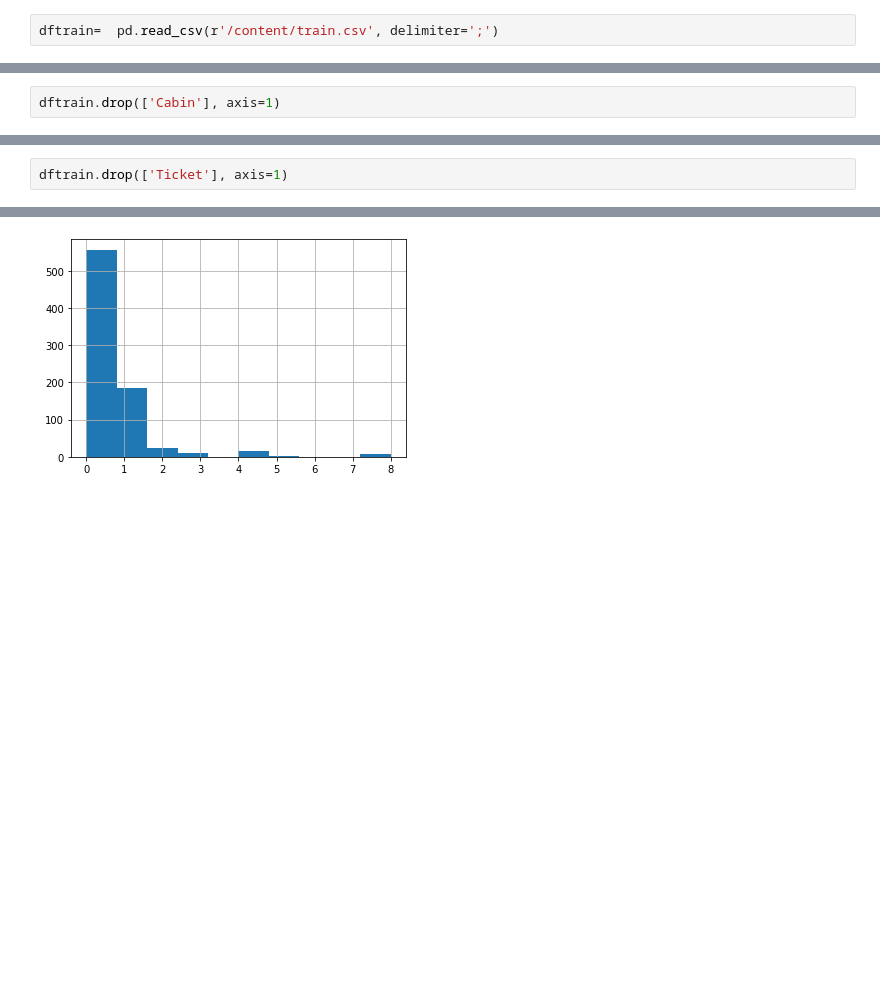
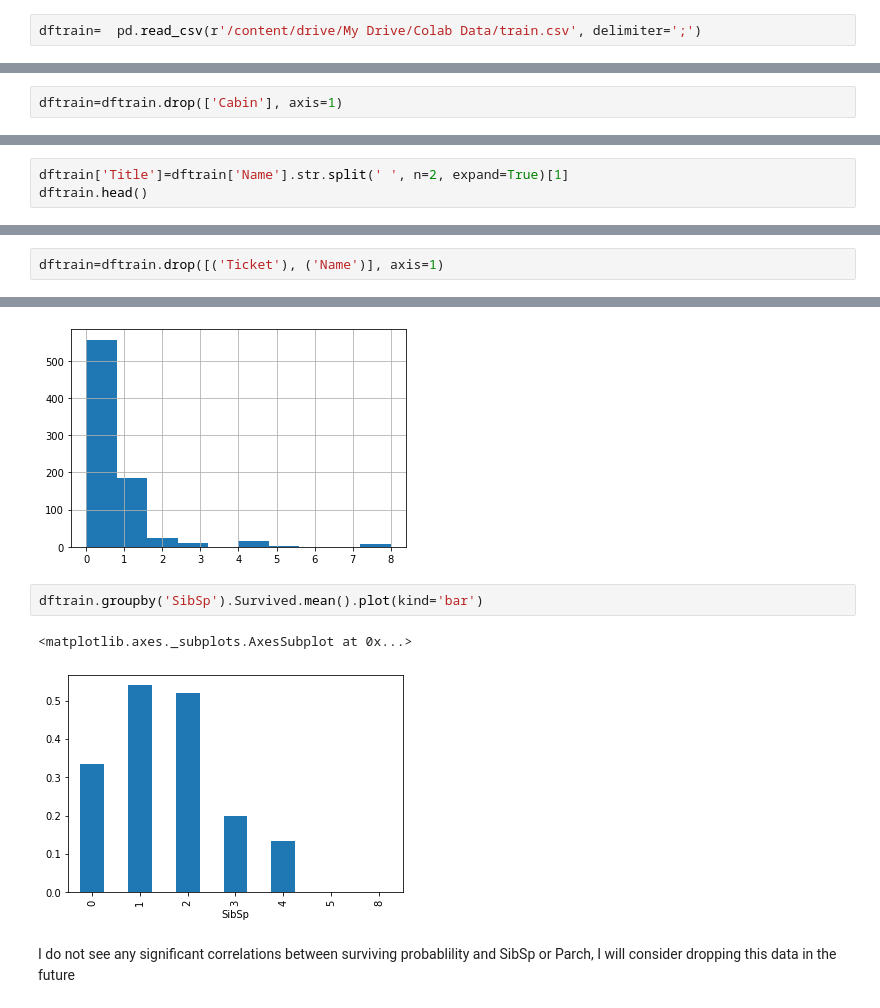
Before and after one commit to damianlukawski/Data-analysis-101, a Jupyter notebook: Analysing_titanic_dataset.ipynb, the cells around one changed output, grey strips where cells are left out. Drawn from its saved outputs; the diff is of its cells as text; blank space fills up the shorter version.

Commit message:
Finishing data analysis of titanic dataset

```diff
--- a/Analysing_titanic_dataset.ipynb
+++ b/Analysing_titanic_dataset.ipynb
@@ -5,7 +7,7 @@ import matplotlib as plt
 import numpy as np
 import pandas as pd
 # %%
-dftrain=  pd.read_csv(r'/content/train.csv', delimiter=';')
+dftrain=  pd.read_csv(r'/content/drive/My Drive/Colab Data/train.csv', delimiter=';')
 # %%
 dftrain.head(20)
 # %% [output]
@@ -29,2 +49,2 @@ dftrain.head(20)
 # %%
-dftrain.drop(['Cabin'], axis=1)
+dftrain=dftrain.drop(['Cabin'], axis=1)
@@ -44,0 +55,3 @@ dftrain.drop(['Cabin'], axis=1)
+# %%
+dftrain['Title']=dftrain['Name'].str.split(' ', n=2, expand=True)[1]
+dftrain.head()
@@ -45,2 +65,2 @@ dftrain.drop(['Cabin'], axis=1)
 # %%
-dftrain.drop(['Ticket'], axis=1)
+dftrain=dftrain.drop([('Ticket'), ('Name')], axis=1)
@@ -95,6 +116,13 @@ dftrain.SibSp.hist()
 # %% [output]
 <matplotlib.axes._subplots.AxesSubplot at 0x...>
 [figure]
+# %%
+dftrain.groupby('SibSp').Survived.mean().plot(kind='bar')
+# %% [output]
+<matplotlib.axes._subplots.AxesSubplot at 0x...>
+[figure, added]
+# %% [markdown]
+I do not see any significant correlations between surviving probablility and SibSp or Parch, I will consider dropping this data in the future
 # %%
 dftrain.boxplot(column='Fare', by='Survived')
 plt.ylim((0,100))
```
Also changed, not shown: parts of 32 cells of this notebook.
